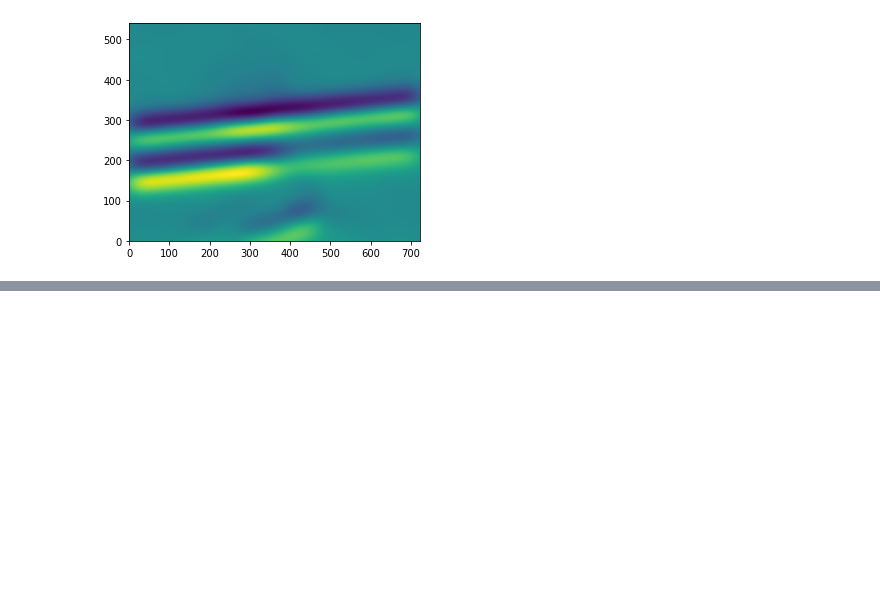
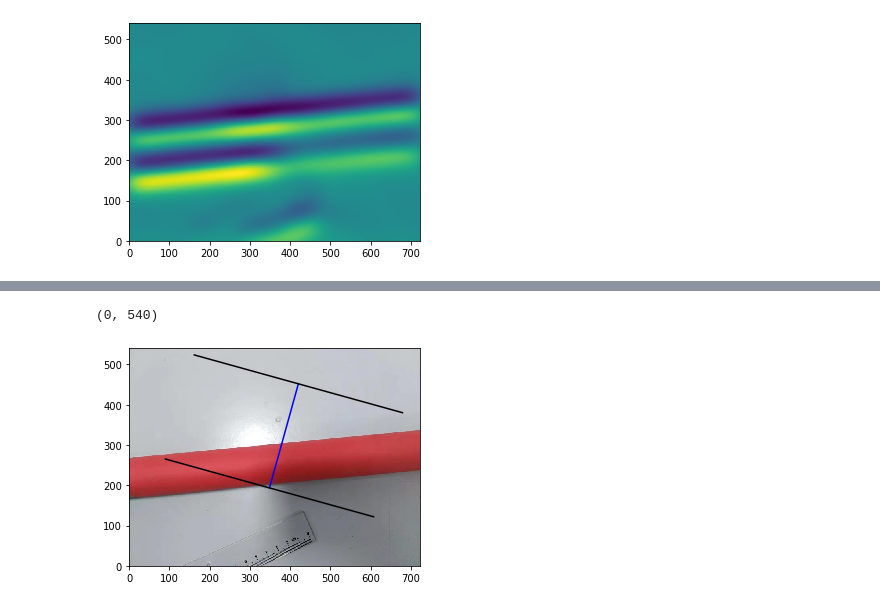
Before and after one commit to ChengYinghao/wireRod, a Jupyter notebook: gradient.ipynb, the cells around one changed output, grey strips where cells are left out. Saved outputs shown, nothing was run; the diff lists cells and outputs as text; code cells hidden in the pictures; blank space fills up the shorter version.

```diff
--- a/gradient.ipynb
+++ b/gradient.ipynb
@@ -35,19 +35,19 @@ plt.imshow(edges,cmap='Greys')
 def plot_ruler(p1,p2):
     x1,y1 = p1
     x2,y2 = p2
-    plt.plot((x1,x2),(y1,y2),color='blue')
+    plt.plot((x1+0.5,x2+0.5),(y1+0.5,y2+0.5),color='blue')
 
     y11 = y1-(x2-x1)
     y12 = y1+(x2-x1)
     x11 = x1+(y2-y1)
     x12 = x1-(y2-y1)
-    plt.plot((x11,x12),(y11,y12),color='black')
+    plt.plot((x11+0.5,x12+0.5),(y11+0.5,y12+0.5),color='black')
 
     y21 = y2-(x2-x1)
     y22 = y2+(x2-x1)
     x21 = x2+(y2-y1)
     x22 = x2-(y2-y1)
-    plt.plot((x21,x22),(y21,y22),color='black')
+    plt.plot((x21+0.5,x22+0.5),(y21+0.5,y22+0.5),color='black')
 
 p1 = np.array([w//2, h//2+80],np.float)
 p2 = np.array([w//2+30, h//2-20],np.float)
@@ -129,14 +139,22 @@ def compute_score(mask,edges):
     return score
 # %%
 h, w = np.shape(edges)
-p1 = np.array([w//2, h//2+50],np.float)+np.random.normal(0,70,2)
-p2 = np.array([w//2, h//2-50],np.float)+np.random.normal(0,70,2)
+p1 = np.array([w//2, h//2+50],np.float)+np.random.normal(0,60,2)
+p2 = np.array([w//2, h//2-50],np.float)+np.random.normal(0,60,2)
 
 v1 = np.zeros(2,np.float)
 v2 = np.zeros(2,np.float)
 
 scores = []
 movements = []
+
+plt.imshow(img_raw, extent=(0,w,0,h))
+plot_ruler(p1,p2)
+plt.xlim(0,w)
+plt.ylim(0,h)
+# %% [output]
+(0, 540)
+[figure, added]
 # %%
 plt.imshow(img_raw, extent=(0,w,0,h))
 plt.xlim(0,w)
```
Also changed, not shown: parts of 5 cells of this notebook.
